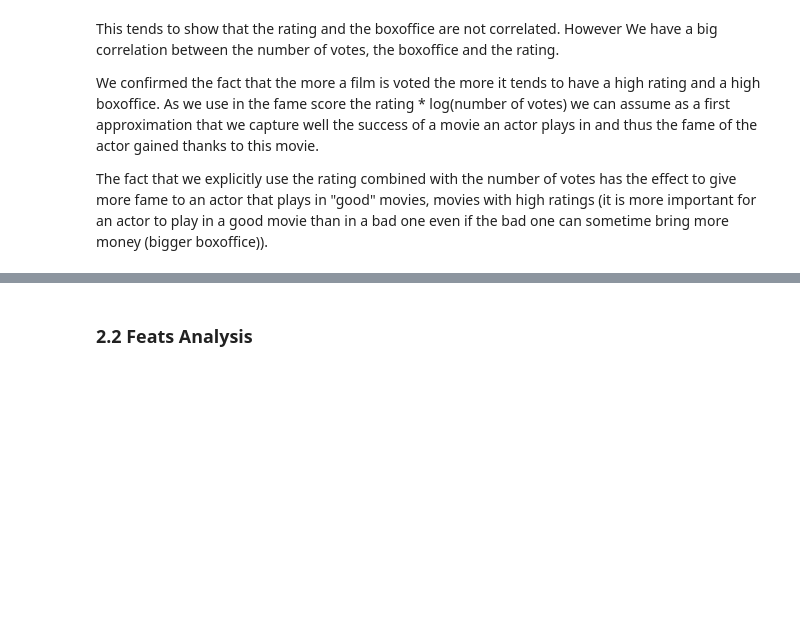
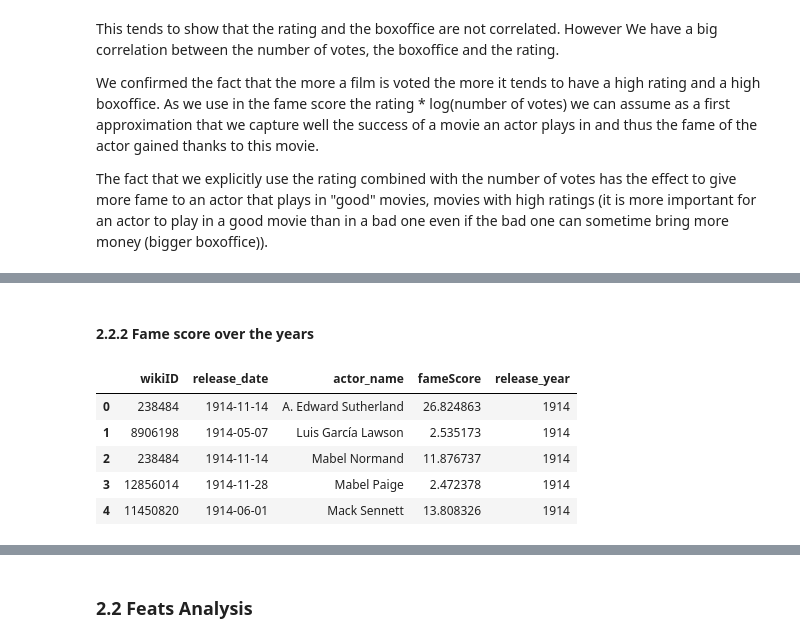
Before and after one commit to epfl-ada/ada-2023-project-lasempanadas, a Jupyter notebook: project_milestone_3.ipynb, the cells around one changed output, grey strips where cells are left out. Cells and saved outputs as stored; diff of their text form; code cells hidden in the pictures; blank space fills up the shorter version.

```diff
--- a/project_milestone_3.ipynb
+++ b/project_milestone_3.ipynb
@@ -675,0 +826,27 @@ The fact that we explicitly use the rating combined with the number of votes has
+# %% [markdown]
+#### 2.2.2 Fame score over the years
+# %%
+columns_of_interest = ['wikiID', 'release_date', 'actor_name', 'fameScore']
+cmu_character_subset = cmu_character[columns_of_interest].copy()
+# Convert 'release_date' to datetime
+cmu_character_subset['release_date'] = pd.to_datetime(cmu_character_subset['release_date'], errors='coerce', format='mixed')
+# Transform 'release_date' into 'release_year'
+cmu_character_subset['release_year'] = cmu_character_subset['release_date'].dt.year
+
+# Group by 'release_year' and 'actor_name'
+grouped_data = cmu_character_subset.groupby(['release_year', 'actor_name'])
+
+# For each group, select the row with the highest 'fameScore'
+cmu_character_subset = grouped_data.apply(lambda x: x.loc[x['fameScore'].idxmax()]).reset_index(drop=True)
+
+# Sort the values by year
+cmu_character_subset = cmu_character_subset.sort_values(by='release_year').reset_index(drop=True)
+# %%
+cmu_character_subset.head()
+# %% [output]
+|  | wikiID | release_date | actor_name | fameScore | release_year |
+| 0 | 238484 | 1914-11-14 | A. Edward Sutherland | 26.824863 | 1914 |
+| 1 | 8906198 | 1914-05-07 | Luis García Lawson | 2.535173 | 1914 |
+| 2 | 238484 | 1914-11-14 | Mabel Normand | 11.876737 | 1914 |
+| 3 | 12856014 | 1914-11-28 | Mabel Paige | 2.472378 | 1914 |
+| 4 | 11450820 | 1914-06-01 | Mack Sennett | 13.808326 | 1914 |
```
Also changed, not shown: parts of 35 cells of this notebook.
